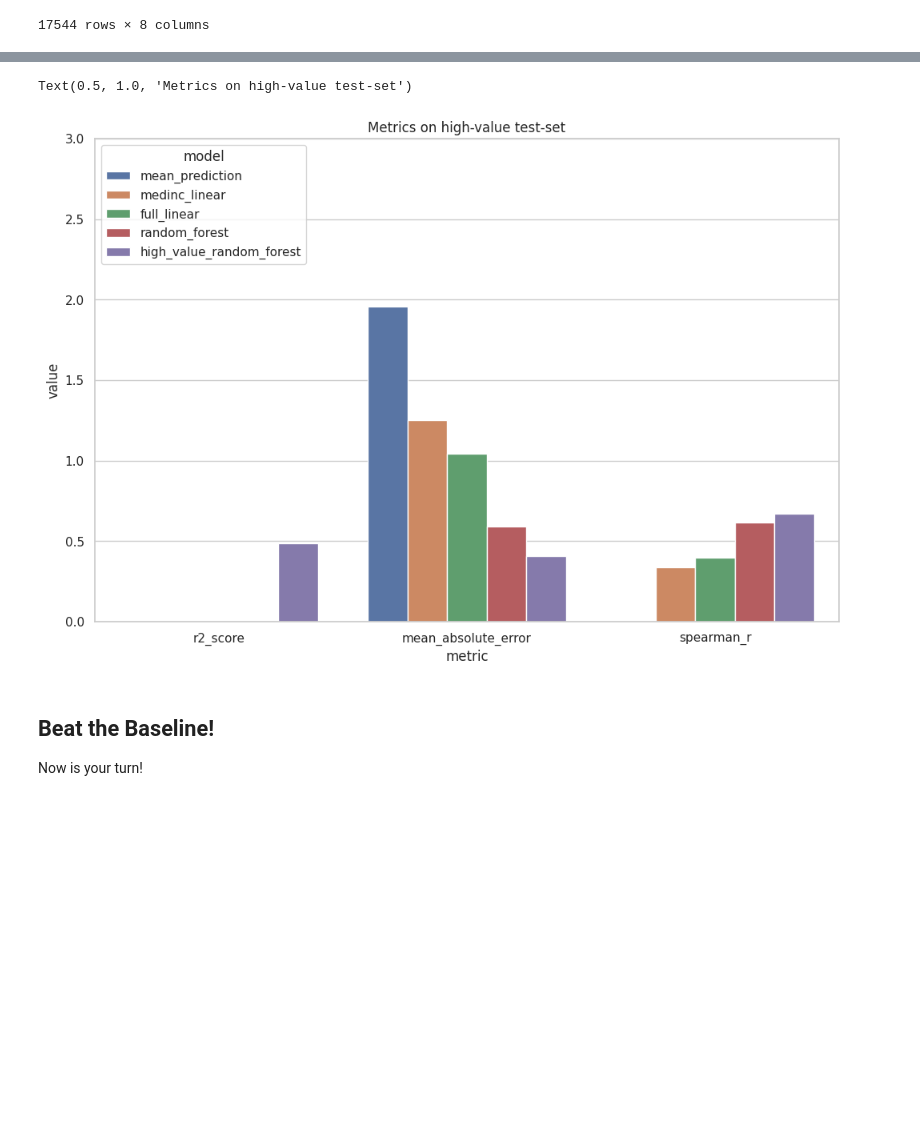
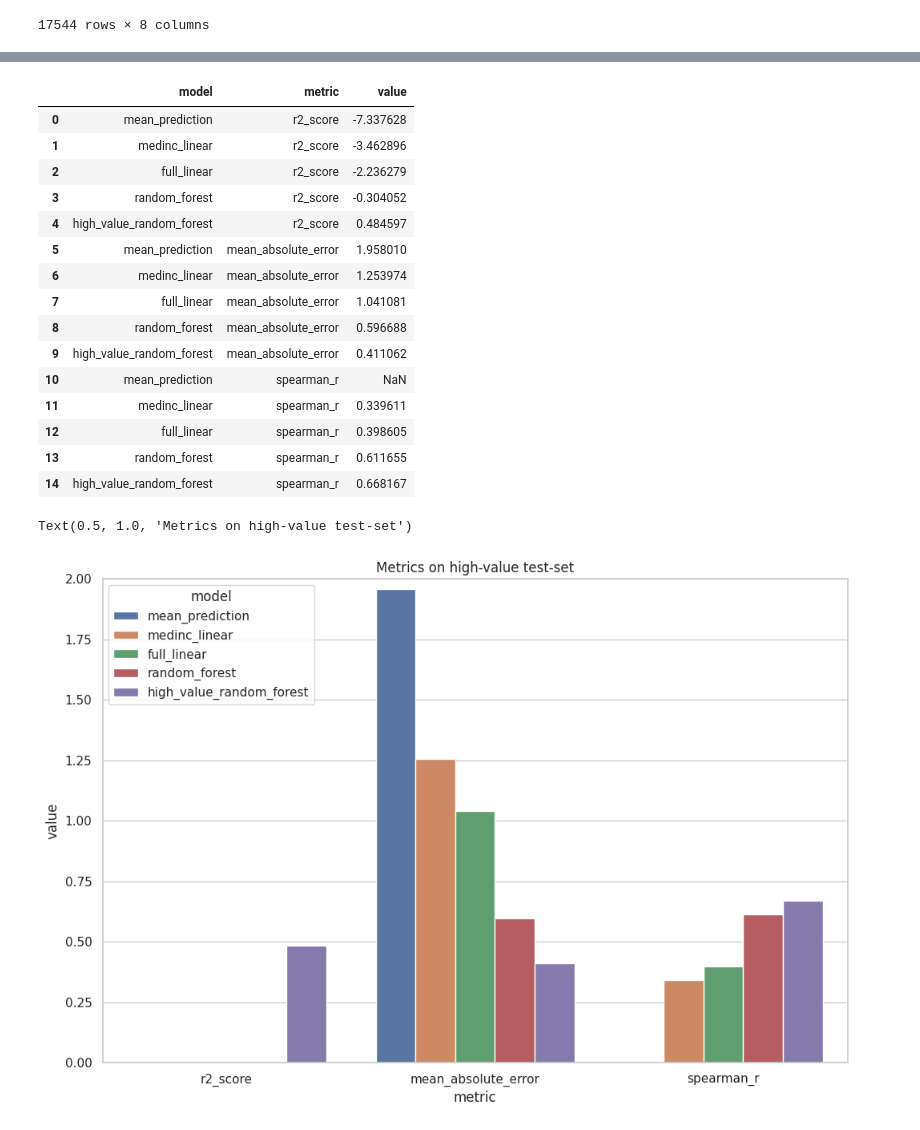
Before and after one commit to mrksr/exploring-ml-problems-with-jupyter, a Jupyter notebook: Exploring_ML_Problems_with_Jupyter.ipynb, the cells around one changed output, grey strips where cells are left out. Drawn from its saved outputs; the diff is of its cells as text; code cells hidden in the pictures; blank space fills up the shorter version.

```diff
--- a/Exploring_ML_Problems_with_Jupyter.ipynb
+++ b/Exploring_ML_Problems_with_Jupyter.ipynb
@@ -346,13 +557,28 @@ baseline_high_value_evaluations = pd.DataFrame({
 
 baseline_high_value_evaluations = baseline_high_value_evaluations.reset_index().melt(id_vars=["index"], var_name="metric").rename({"index": "model"}, axis=1)
 
-sns.barplot(data=baseline_high_value_evaluations, x="metric", y="value", hue="model")
-plt.ylim(0, 3)
-plt.title("Metrics on high-value test-set")
+baseline_high_value_evaluations
 # %% [output]
-Text(0.5, 1.0, 'Metrics on high-value test-set')
-[figure, removed]
+|  | model | metric | value |
+| 0 | mean_prediction | r2_score | -7.337628 |
+| 1 | medinc_linear | r2_score | -3.462896 |
+| 2 | full_linear | r2_score | -2.236279 |
+| 3 | random_forest | r2_score | -0.304052 |
+| 4 | high_value_random_forest | r2_score | 0.484597 |
+| 5 | mean_prediction | mean_absolute_error | 1.958010 |
+| 6 | medinc_linear | mean_absolute_error | 1.253974 |
+| 7 | full_linear | mean_absolute_error | 1.041081 |
+| 8 | random_forest | mean_absolute_error | 0.596688 |
+| 9 | high_value_random_forest | mean_absolute_error | 0.411062 |
+| 10 | mean_prediction | spearman_r | NaN |
+| 11 | medinc_linear | spearman_r | 0.339611 |
+| 12 | full_linear | spearman_r | 0.398605 |
+| 13 | random_forest | spearman_r | 0.611655 |
+| 14 | high_value_random_forest | spearman_r | 0.668167 |
-# %% [markdown]
-## Beat the Baseline!
-
-Now is your turn!
+# %%
+sns.barplot(data=baseline_high_value_evaluations, x="metric", y="value", hue="model")
+plt.ylim(0, 2)
+plt.title("Metrics on high-value test-set")
+# %% [output]
+Text(0.5, 1.0, 'Metrics on high-value test-set')
+[figure, added]
```
Also changed, not shown: parts of 47 cells of this notebook.
